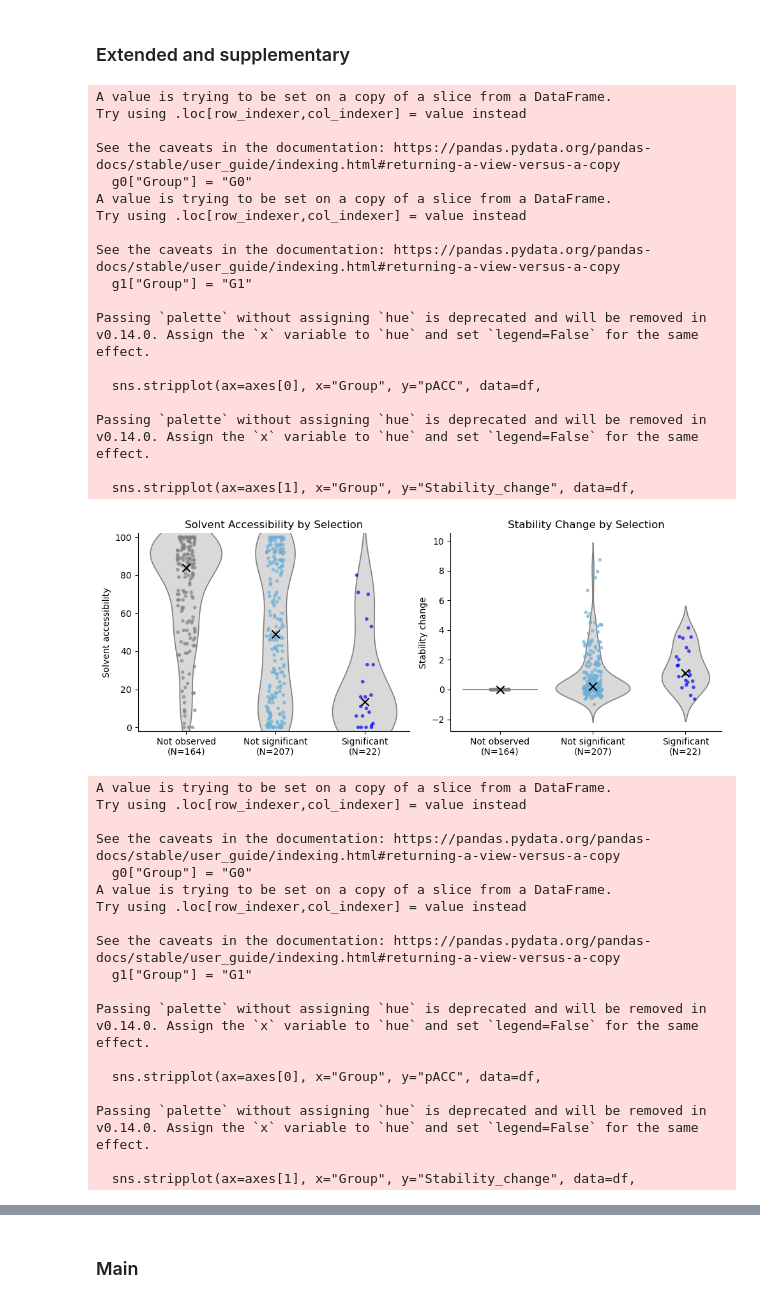
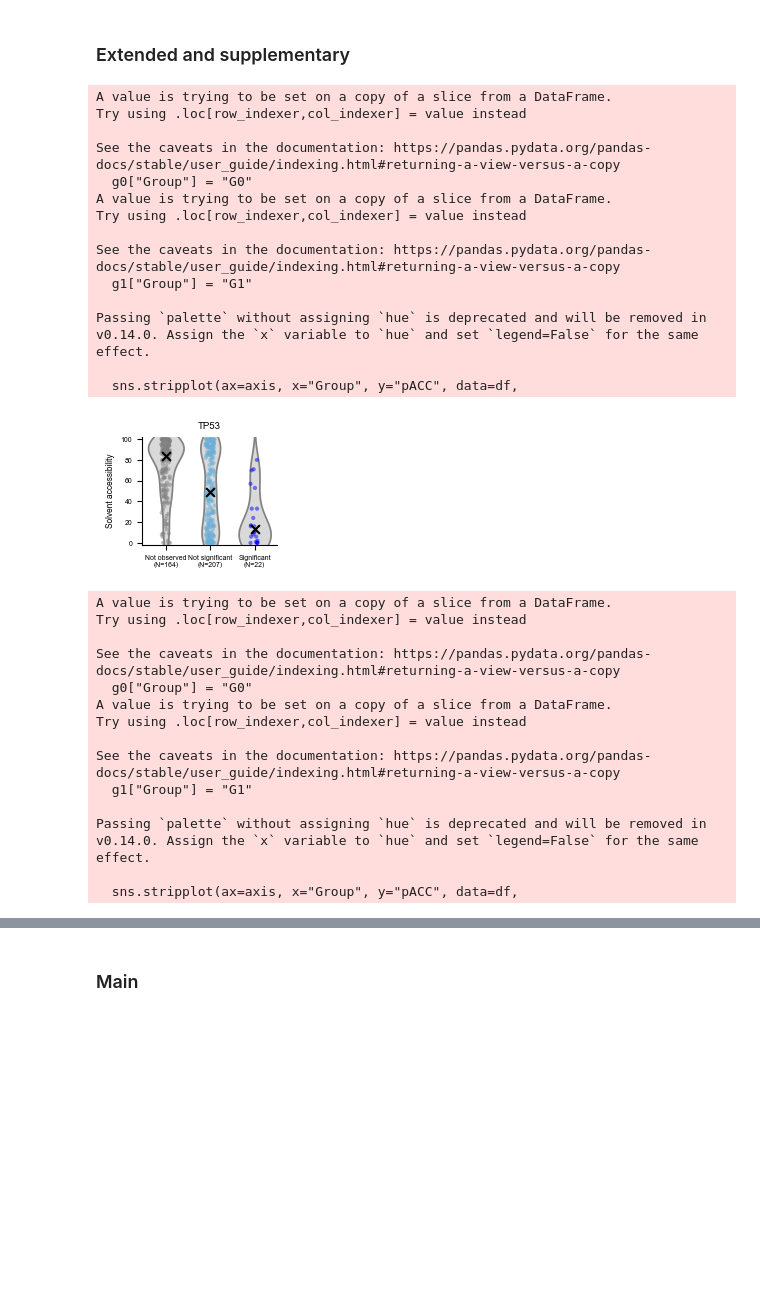
Before and after one commit to bbglab/normal_bladder_paper, a Jupyter notebook: extended/extended10/ExtendedFig10cd.ipynb, the cells around one changed output, grey strips where cells are left out. Saved outputs shown, nothing was run; the diff lists cells and outputs as text; code cells hidden in the pictures; blank space fills up the shorter version.

Commit message:
extended10

```diff
--- a/extended/extended10/ExtendedFig10cd.ipynb
+++ b/extended/extended10/ExtendedFig10cd.ipynb
@@ -1468,40 +1454,36 @@ for gene in ["TP53", "EP300"]:
     if gene in ["KDM6A", "STAG2"]:
         plot_pars["fsize"] = (12.3, 9)
         [lst_tracks.remove(track) for track in [
             "3d_clustering",
             "Cancer_3d_clustering",
             "Solvent_accessibility",
             "Stability_change",
             "Secondary_structure",
             ] if track in lst_tracks
         ]
 
     # Selection groups feat
     # =====================
     site_selection_gene_grouped = get_selection_groups(site_selection_gene, thr_selection=0.00001)
     site_selection_gene_grouped = site_selection_gene_grouped.merge(pdb_tool_gene[["Pos", "pACC"]])
     site_selection_gene_grouped = site_selection_gene_grouped.merge(ddg_gene)
-    plot_feat_by_selectigeneeon_group(site_selection_gene_grouped, save=True, filename=f"plots/ExtendedFig10bc.{gene}.selection_groups.png")
+    plot_feat_by_selection_group(site_selection_gene_grouped, save=True, gene = gene, filename=f"plots/ExtendedFig10bc.{gene}.selection_groups.pdf")
 # %% [output]
 A value is trying to be set on a copy of a slice from a DataFrame.
 Try using .loc[row_indexer,col_indexer] = value instead
 
 See the caveats in the documentation: https://pandas.pydata.org/pandas-docs/stable/user_guide/indexing.html#returning-a-view-versus-a-copy
   g0["Group"] = "G0"
 A value is trying to be set on a copy of a slice from a DataFrame.
 Try using .loc[row_indexer,col_indexer] = value instead
 
 See the caveats in the documentation: https://pandas.pydata.org/pandas-docs/stable/user_guide/indexing.html#returning-a-view-versus-a-copy
   g1["Group"] = "G1"
 
 Passing `palette` without assigning `hue` is deprecated and will be removed in v0.14.0. Assign the `x` variable to `hue` and set `legend=False` for the same effect.
 
-  sns.stripplot(ax=axes[0], x="Group", y="pACC", data=df,
-
-Passing `palette` without assigning `hue` is deprecated and will be removed in v0.14.0. Assign the `x` variable to `hue` and set `legend=False` for the same effect.
-
-  sns.stripplot(ax=axes[1], x="Group", y="Stability_change", data=df,
+  sns.stripplot(ax=axis, x="Group", y="pACC", data=df,
-[figure, old version]
+[figure, new version]
 A value is trying to be set on a copy of a slice from a DataFrame.
 Try using .loc[row_indexer,col_indexer] = value instead
 
@@ -1515,8 +1497,4 @@ See the caveats in the documentation: https://pandas.pydata.org/pandas-docs/stab
 
 Passing `palette` without assigning `hue` is deprecated and will be removed in v0.14.0. Assign the `x` variable to `hue` and set `legend=False` for the same effect.
 
-  sns.stripplot(ax=axes[0], x="Group", y="pACC", data=df,
-
-Passing `palette` without assigning `hue` is deprecated and will be removed in v0.14.0. Assign the `x` variable to `hue` and set `legend=False` for the same effect.
-
-  sns.stripplot(ax=axes[1], x="Group", y="Stability_change", data=df,
+  sns.stripplot(ax=axis, x="Group", y="pACC", data=df,
```
Also changed, not shown: parts of 5 cells of this notebook, 12 other files.
